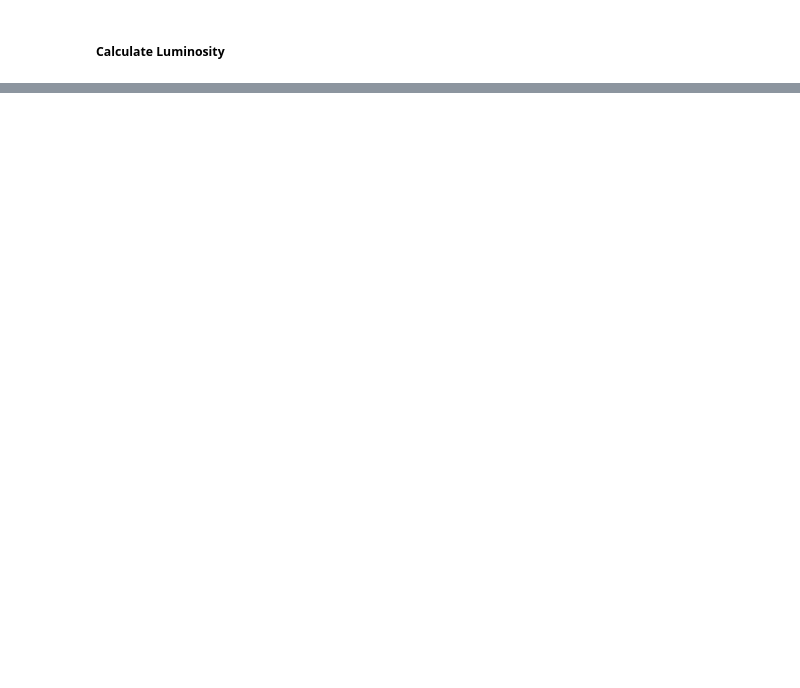
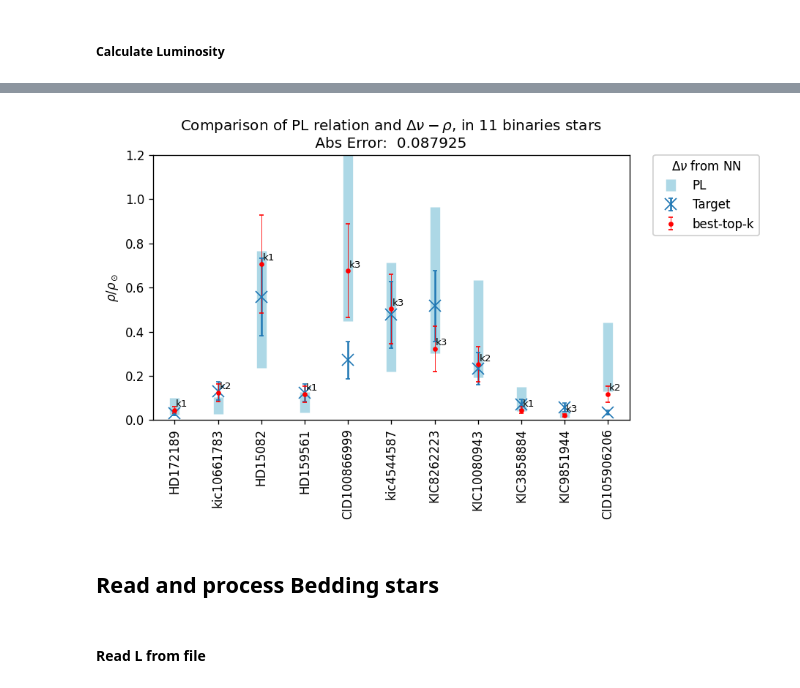
Before and after one commit to rmaestre/NN-Asteroseismology, a Jupyter notebook: astronn/notebooks/pl.ipynb, the cells around one changed output, grey strips where cells are left out. Cells and saved outputs as stored; diff of their text form; code cells hidden in the pictures; blank space fills up the shorter version.

```diff
--- a/astronn/notebooks/pl.ipynb
+++ b/astronn/notebooks/pl.ipynb
@@ -463,0 +623,55 @@ plt.show()
+# %%
+plt.subplots(1, figsize=(7, 4), dpi=120)
+plt.errorbar(
+    results_binaries["id"],
+    results_binaries["rho-from-P"],
+    results_binaries["e-rho-from-P"],
+    elinewidth=8,
+    fmt="o",
+    markersize=0,
+    capsize=0,
+    label="PL",
+    color="lightblue",
+)
+plt.errorbar(
+    results_binaries["id"],
+    results_binaries["rho-target"],
+    results_binaries["e-rho-target"],
+    fmt="x",
+    markersize=10,
+    capsize=2,
+    label="Target"
+)
+plt.errorbar(
+    results_binaries["id"],
+    results_binaries["best-top"],
+    results_binaries["e-best-top"],
+    elinewidth=0.5,
+    markersize=3,
+    capsize=2,
+    fmt="o",
+    color="red",
+    label="best-top-k",
+)
+for xpos, ypos, name in zip(results_binaries["id"], results_binaries["best-top"], results_binaries["ktop"]):
+    plt.annotate(name, (xpos, ypos), xytext=(1, 1), va='bottom', textcoords='offset points', size=8)
+
+plt.xticks(rotation=90)
+
+legend1 = plt.legend(
+    bbox_to_anchor=(1.05, 1),
+    loc="upper left",
+    borderaxespad=0.0,
+    title=r"$\Delta\nu$ from NN",
+)
+plt.gca().add_artist(legend1)
+
+binaries_abs_error = np.mean(np.abs(results_binaries["rho-target"] - results_binaries["best-top"]))
+plt.ylabel("$\\rho / \\rho_\\odot$")
+plt.title("Comparison of PL relation and $\Delta\\nu-\\rho$, in 11 binaries stars\n Abs Error:  %f " % binaries_abs_error)
+plt.ylim(0, 1.2)
+plt.show()
+# %% [output]
+[figure, added]
+# %% [markdown]
+## Read and process Bedding stars
@@ -463,0 +682,2 @@ plt.show()
+# %% [markdown]
+#### Read L from file
```
Also changed, not shown: parts of 27 cells of this notebook.
